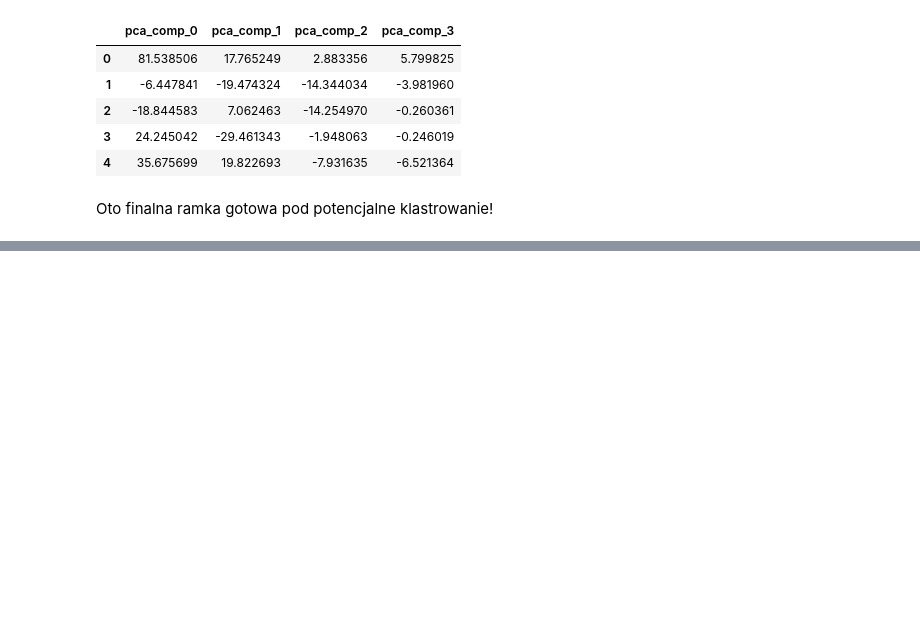
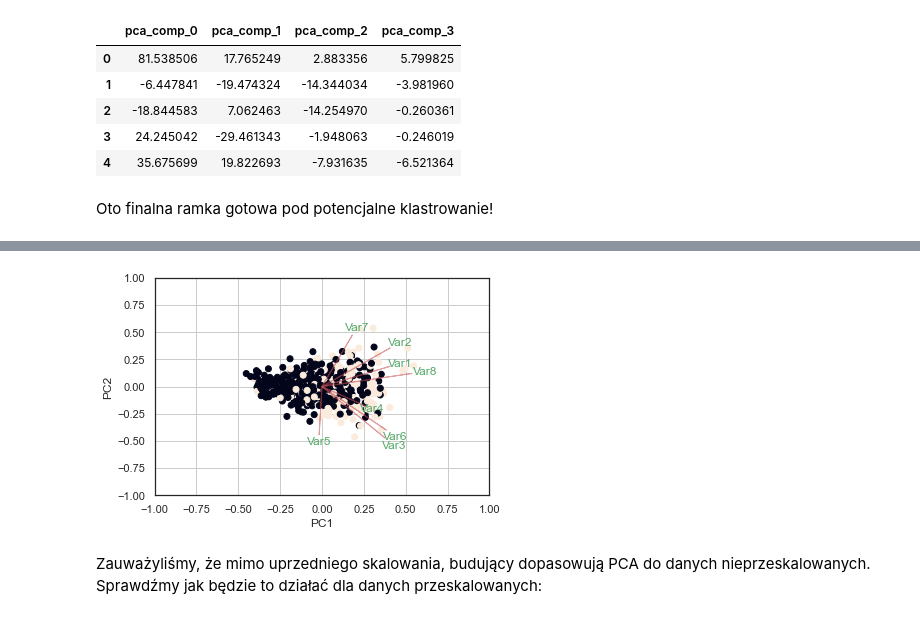
Before and after one commit to wi1lku/Introduction-to-machine-learning-, a Jupyter notebook: hw6/PD6_build.ipynb, the cells around one changed output, grey strips where cells are left out. Saved outputs shown, nothing was run; the diff lists cells and outputs as text; code cells hidden in the pictures; blank space fills up the shorter version.

```diff
--- a/hw6/PD6_build.ipynb
+++ b/hw6/PD6_build.ipynb
@@ -248,0 +293,16 @@ Oto finalna ramka gotowa pod potencjalne klastrowanie!
+# %%
+X_val = X.drop(['adiposity'],axis=1)
+X_2val = copy.deepcopy(X_val)
+
+scaler = StandardScaler()
+scaler.fit(X_2val)
+X_2val = scaler.transform(X_2val)
+pca = PCA()
+x_new_val = pca.fit_transform(X_2val)
+# %%
+myplot(x_new_val[:,0:2],np.transpose(pca.components_[0:2, :]))
+plt.show()
+# %% [output]
+[figure, added]
+# %% [markdown]
+Zauważyliśmy, że mimo uprzedniego skalowania, budujący dopasowują PCA do danych nieprzeskalowanych. Sprawdźmy jak będzie to działać dla danych przeskalowanych:
```
Also changed, not shown: parts of 24 cells of this notebook.
